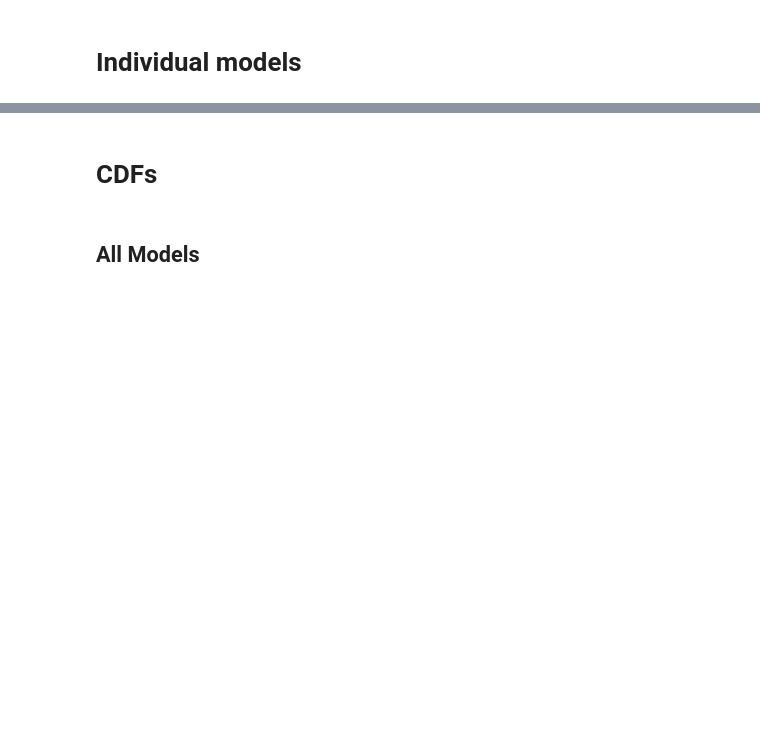
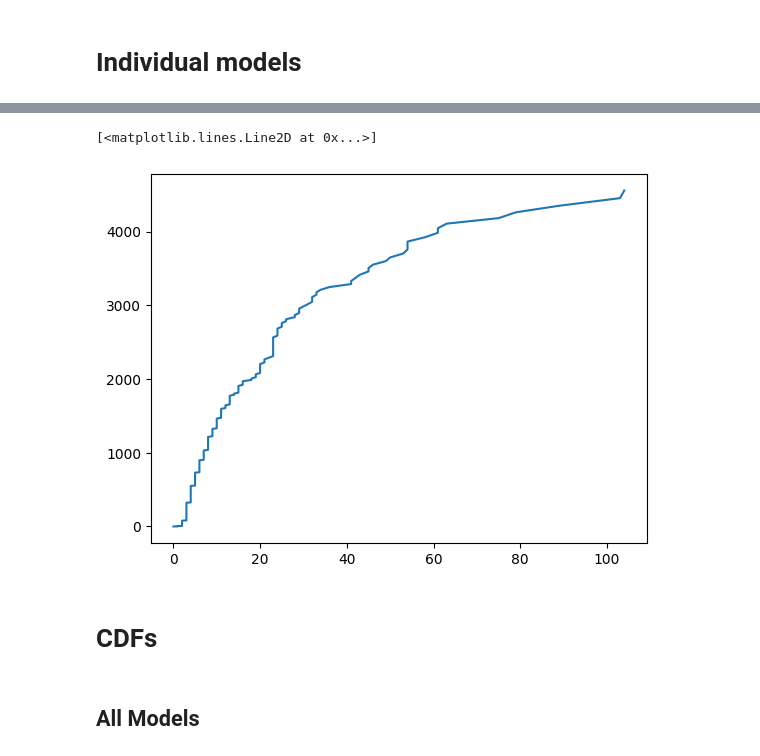
Before and after one commit to ModelEngineering/linearity_analysis, a Jupyter notebook: notebooks/piecewise_predictions.ipynb, the cells around one changed output, grey strips where cells are left out. Cells and saved outputs as stored; diff of their text form; code cells hidden in the pictures; blank space fills up the shorter version.

```diff
--- a/notebooks/piecewise_predictions.ipynb
+++ b/notebooks/piecewise_predictions.ipynb
@@ -62,3 +81,8 @@ for model_num in [1045]:
+# %%
+plt.plot(values, xv)
+# %% [output]
+[<matplotlib.lines.Line2D at 0x...>]
+[figure, added]
 # %% [markdown]
 # CDFs
 # %% [markdown]
```
Also changed, not shown: parts of 17 cells of this notebook, 2 other files.
